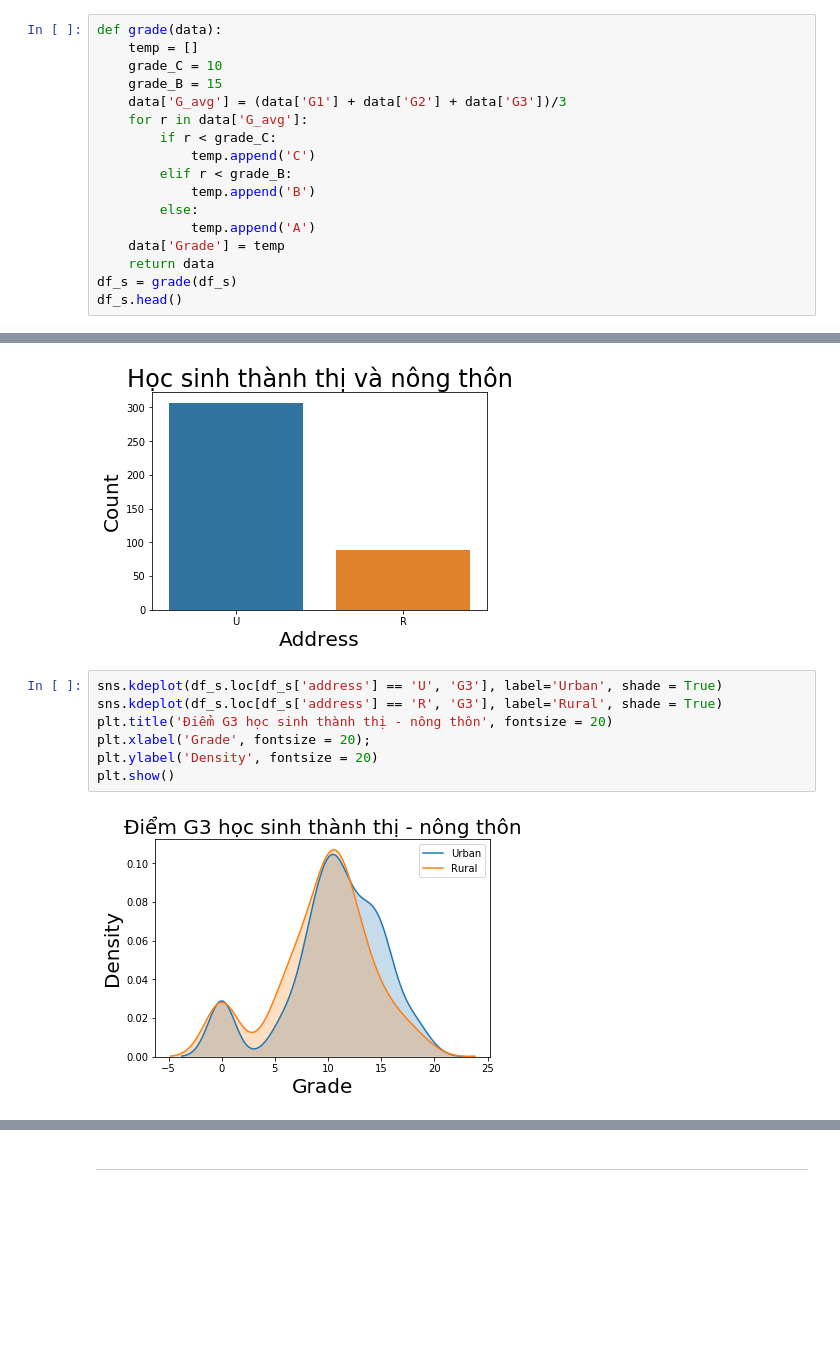
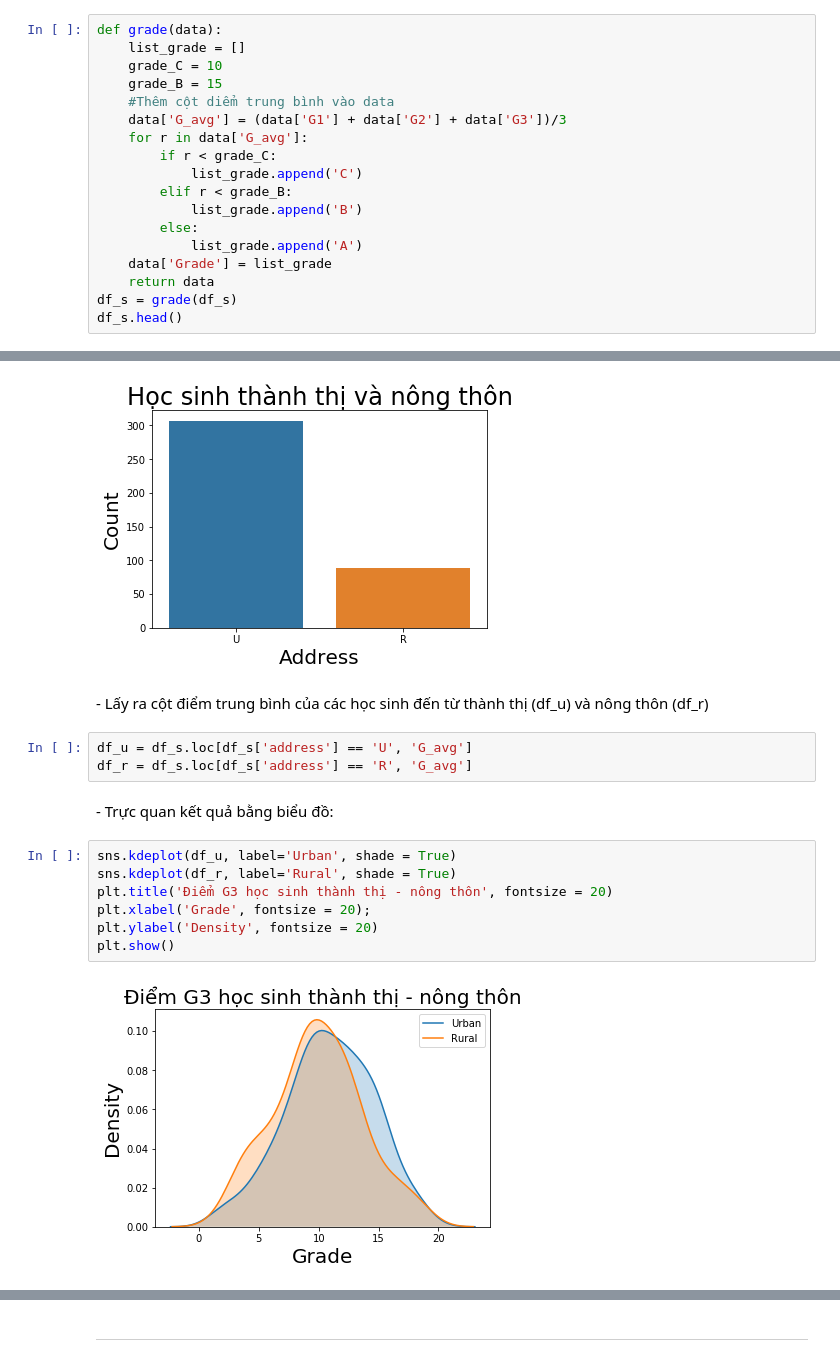
Before and after one commit to bason1999qn/Predict_Student_Performance, a Jupyter notebook: 1712732-ThaiBaSon.ipynb, the cells around one changed output, grey strips where cells are left out. Drawn from its saved outputs; the diff is of its cells as text; blank space fills up the shorter version.

```diff
--- a/1712732-ThaiBaSon.ipynb
+++ b/1712732-ThaiBaSon.ipynb
@@ -119,17 +128,18 @@ df_s.drop(['school'], 1, inplace=True)
 # %%
 def grade(data):
-    temp = []
+    list_grade = []
     grade_C = 10
     grade_B = 15
+    #Thêm cột diểm trung bình vào data
     data['G_avg'] = (data['G1'] + data['G2'] + data['G3'])/3
     for r in data['G_avg']:
         if r < grade_C:
-            temp.append('C')
+            list_grade.append('C')
         elif r < grade_B:
-            temp.append('B')
+            list_grade.append('B')
         else:
-            temp.append('A')
-    data['Grade'] = temp
+            list_grade.append('A')
+    data['Grade'] = list_grade
     return data
 df_s = grade(df_s)
 df_s.head()
@@ -249,13 +280,20 @@ c_3.set_ylabel('Count', fontsize = 20)
 plt.show()
 # %% [output]
 [figure]
+# %% [markdown]
+\- Lấy ra cột điểm trung bình của các học sinh đến từ thành thị (df_u) và nông thôn (df_r)
+# %%
+df_u = df_s.loc[df_s['address'] == 'U', 'G_avg']
+df_r = df_s.loc[df_s['address'] == 'R', 'G_avg']
+# %% [markdown]
+\- Trực quan kết quả bằng biểu đồ:
 # %%
-sns.kdeplot(df_s.loc[df_s['address'] == 'U', 'G3'], label='Urban', shade = True)
-sns.kdeplot(df_s.loc[df_s['address'] == 'R', 'G3'], label='Rural', shade = True)
+sns.kdeplot(df_u, label='Urban', shade = True)
+sns.kdeplot(df_r, label='Rural', shade = True)
 plt.title('Điểm G3 học sinh thành thị - nông thôn', fontsize = 20)
 plt.xlabel('Grade', fontsize = 20);
 plt.ylabel('Density', fontsize = 20)
 plt.show()
 # %% [output]
-[figure, old version]
+[figure, new version]
 # %% [markdown]
```
Also changed, not shown: parts of 15 cells of this notebook.
